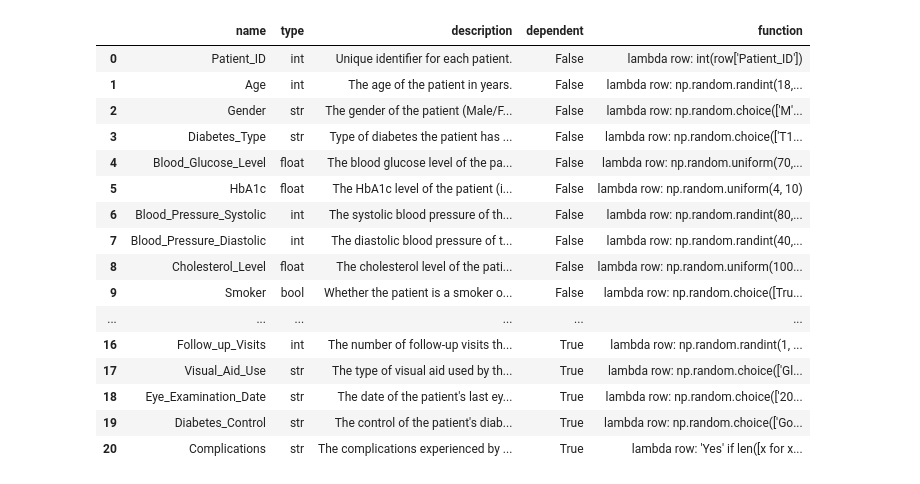
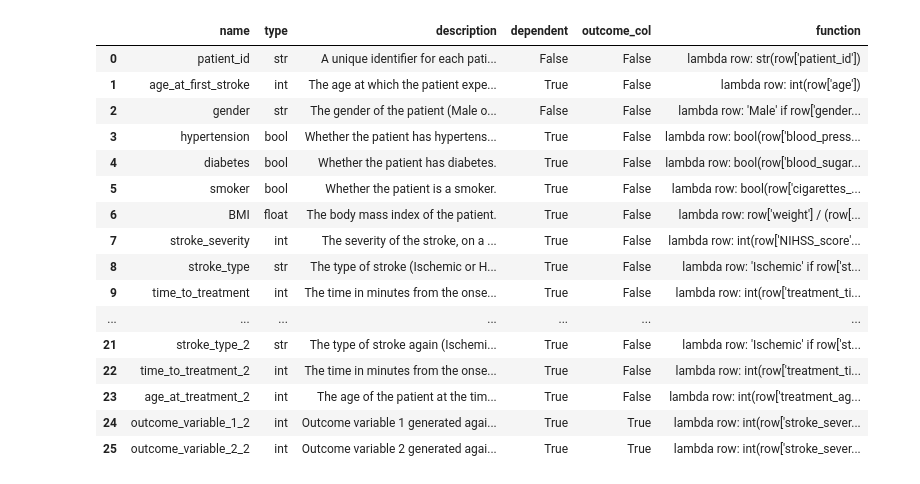
Before and after one commit to jpoles1/autostat, a Jupyter notebook: datagen.ipynb, the cells around one changed output. Cells and saved outputs as stored; diff of their text form; code cells hidden in the pictures.

Commit message:
Data guru workin

```diff
--- a/datagen.ipynb
+++ b/datagen.ipynb
@@ -14,7 +15,8 @@ class DatasetCol(BaseModel):
     name: str = Field(description="The name of the column.")
     type: str = Field(description="The type of the column. One of 'int', 'float', 'str', 'bool'.")
     description: str = Field(description="A description of the column.")
-    dependent: bool = Field(description="Whether this column is dependent on other columns.")
+    dependent: bool = Field(description="Whether this column is dependent on other columns. Dependent variables are generated by functions that take one or more independent variables as input and then transform them to get the final value.")
+    outcome_col: bool = Field(description="Whether this column is an outcome column.")
     function: str = Field(description="A python function that generates the data for this column. The function takes parameters and returns the value for the column in that row. The function takes the row as a paramter with each column accessbile by name (Eg: row[\"name\"]). Independent variables cannot use any other variables in the dataset in their function including themselves.")
 
 class DatasetGen(BaseModel):
@@ -66,44 +68,46 @@ def create_dataframe(data_template, n):
     df = pd.DataFrame(data)
     return df
 # %%
-template = '''
+datagen_template = '''
 You are a helpful assistant that answers in JSON.
-Generate an artificial medical research dataset containing 20-30 columns each.
+Generate an artificial medical research dataset containing 30 columns.
 The subject of this dataset is: {subject}.
-For each column provide a python function using numpy to generate the data.
+For each column provide a python lambda function using numpy to generate the data.
+
+2-3 of these columns should be an outcome variable. This variable should be generated by a function that takes two or more columns as input and then transforms them to get the final value.
 
 Here's the json schema you must adhere to:
 <schema>
 {schema}
 </schema>
 '''
-prompt = PromptTemplate(
-    template=template,
+datagen_prompt = PromptTemplate(
+    template=datagen_template,
     input_variables=["subject"],
     partial_variables={"schema": parser_to_prompt_schema(parser)},
 )
 # %%
-chain = prompt | llm | parser
-data_template = chain.invoke({"subject": "blindness in diabetes"})
+datagen_chain = datagen_prompt | llm | parser
+datagen_blueprint = datagen_chain.invoke({"subject": "age at first stroke"})
 
 pd.set_option('display.max_colwidth', None)
-pd.set_option('display.max_rows', None)
-display(pd.DataFrame(data_template["columns"]))
+#pd.set_option('display.max_rows', None)
+display(pd.DataFrame(datagen_blueprint["columns"]))
 # %% [output]
-|  | name | type | description | dependent | function |
-| 0 | Patient_ID | int | Unique identifier for each patient. | False | lambda row: int(row['Patient_ID']) |
-| 1 | Age | int | The age of the patient in years. | False | lambda row: np.random.randint(18,... |
-| 2 | Gender | str | The gender of the patient (Male/F... | False | lambda row: np.random.choice(['M'... |
-| 3 | Diabetes_Type | str | Type of diabetes the patient has ... | False | lambda row: np.random.choice(['T1... |
-| 4 | Blood_Glucose_Level | float | The blood glucose level of the pa... | False | lambda row: np.random.uniform(70,... |
-| 5 | HbA1c | float | The HbA1c level of the patient (i... | False | lambda row: np.random.uniform(4, 10) |
-| 6 | Blood_Pressure_Systolic | int | The systolic blood pressure of th... | False | lambda row: np.random.randint(80,... |
-| 7 | Blood_Pressure_Diastolic | int | The diastolic blood pressure of t... | False | lambda row: np.random.randint(40,... |
-| 8 | Cholesterol_Level | float | The cholesterol level of the pati... | False | lambda row: np.random.uniform(100... |
-| 9 | Smoker | bool | Whether the patient is a smoker o... | False | lambda row: np.random.choice([Tru... |
-| ... | ... | ... | ... | ... | ... |
-| 16 | Follow_up_Visits | int | The number of follow-up visits th... | True | lambda row: np.random.randint(1, ... |
-| 17 | Visual_Aid_Use | str | The type of visual aid used by th... | True | lambda row: np.random.choice(['Gl... |
-| 18 | Eye_Examination_Date | str | The date of the patient's last ey... | True | lambda row: np.random.choice(['20... |
-| 19 | Diabetes_Control | str | The control of the patient's diab... | True | lambda row: np.random.choice(['Go... |
-| 20 | Complications | str | The complications experienced by ... | True | lambda row: 'Yes' if len([x for x... |
+|  | name | type | description | dependent | outcome_col | function |
+| 0 | patient_id | str | A unique identifier for each pati... | False | False | lambda row: str(row['patient_id']) |
+| 1 | age_at_first_stroke | int | The age at which the patient expe... | True | False | lambda row: int(row['age']) |
+| 2 | gender | str | The gender of the patient (Male o... | False | False | lambda row: 'Male' if row['gender... |
+| 3 | hypertension | bool | Whether the patient has hypertens... | True | False | lambda row: bool(row['blood_press... |
+| 4 | diabetes | bool | Whether the patient has diabetes. | True | False | lambda row: bool(row['blood_sugar... |
+| 5 | smoker | bool | Whether the patient is a smoker. | True | False | lambda row: bool(row['cigarettes_... |
+| 6 | BMI | float | The body mass index of the patient. | True | False | lambda row: row['weight'] / (row[... |
+| 7 | stroke_severity | int | The severity of the stroke, on a ... | True | False | lambda row: int(row['NIHSS_score'... |
+| 8 | stroke_type | str | The type of stroke (Ischemic or H... | True | False | lambda row: 'Ischemic' if row['st... |
+| 9 | time_to_treatment | int | The time in minutes from the onse... | True | False | lambda row: int(row['treatment_ti... |
+| ... | ... | ... | ... | ... | ... | ... |
+| 21 | stroke_type_2 | str | The type of stroke again (Ischemi... | True | False | lambda row: 'Ischemic' if row['st... |
+| 22 | time_to_treatment_2 | int | The time in minutes from the onse... | True | False | lambda row: int(row['treatment_ti... |
+| 23 | age_at_treatment_2 | int | The age of the patient at the tim... | True | False | lambda row: int(row['treatment_ag... |
+| 24 | outcome_variable_1_2 | int | Outcome variable 1 generated agai... | True | True | lambda row: int(row['stroke_sever... |
+| 25 | outcome_variable_2_2 | int | Outcome variable 2 generated agai... | True | True | lambda row: int(row['stroke_sever... |
```
Also changed, not shown: parts of 17 cells of this notebook, 1 other file.
